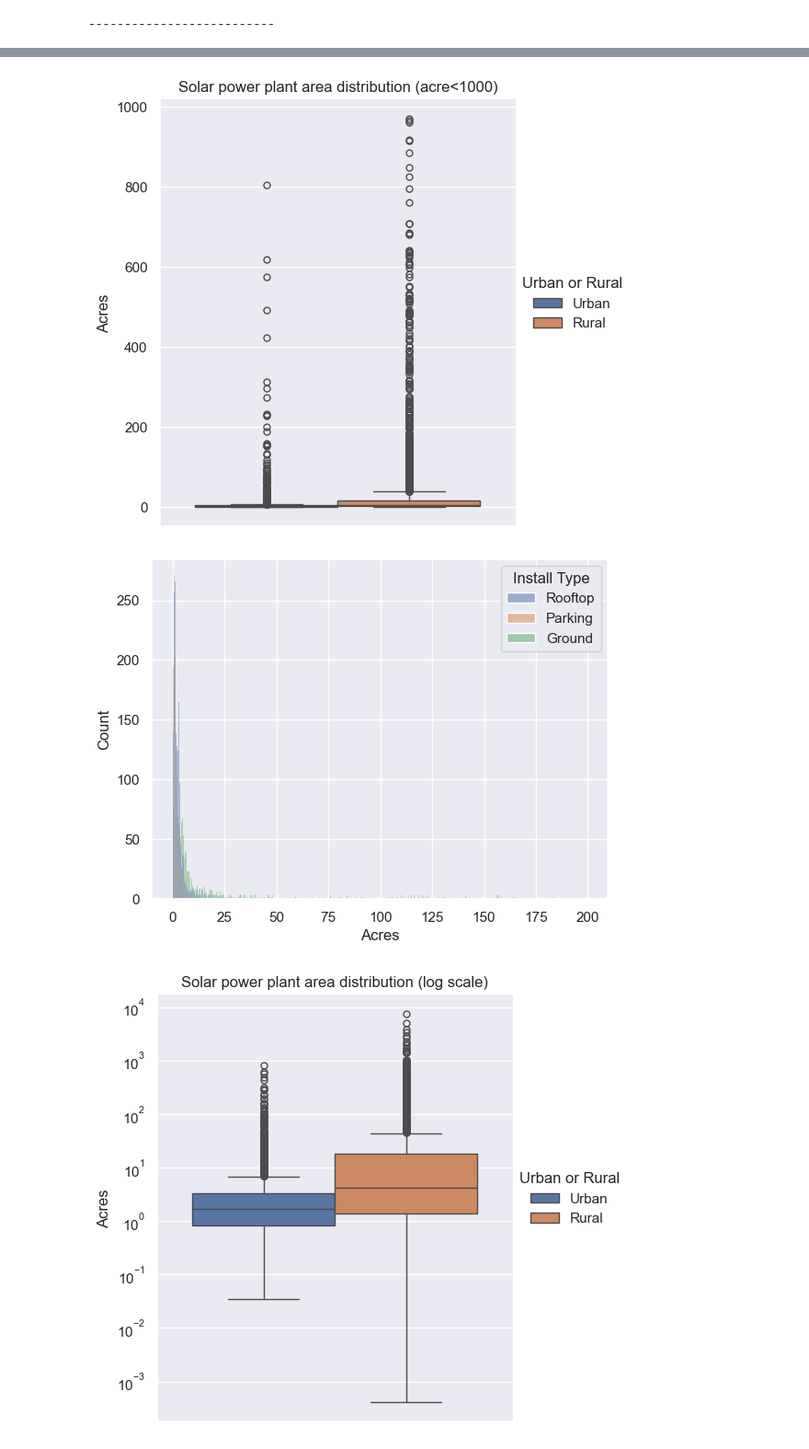
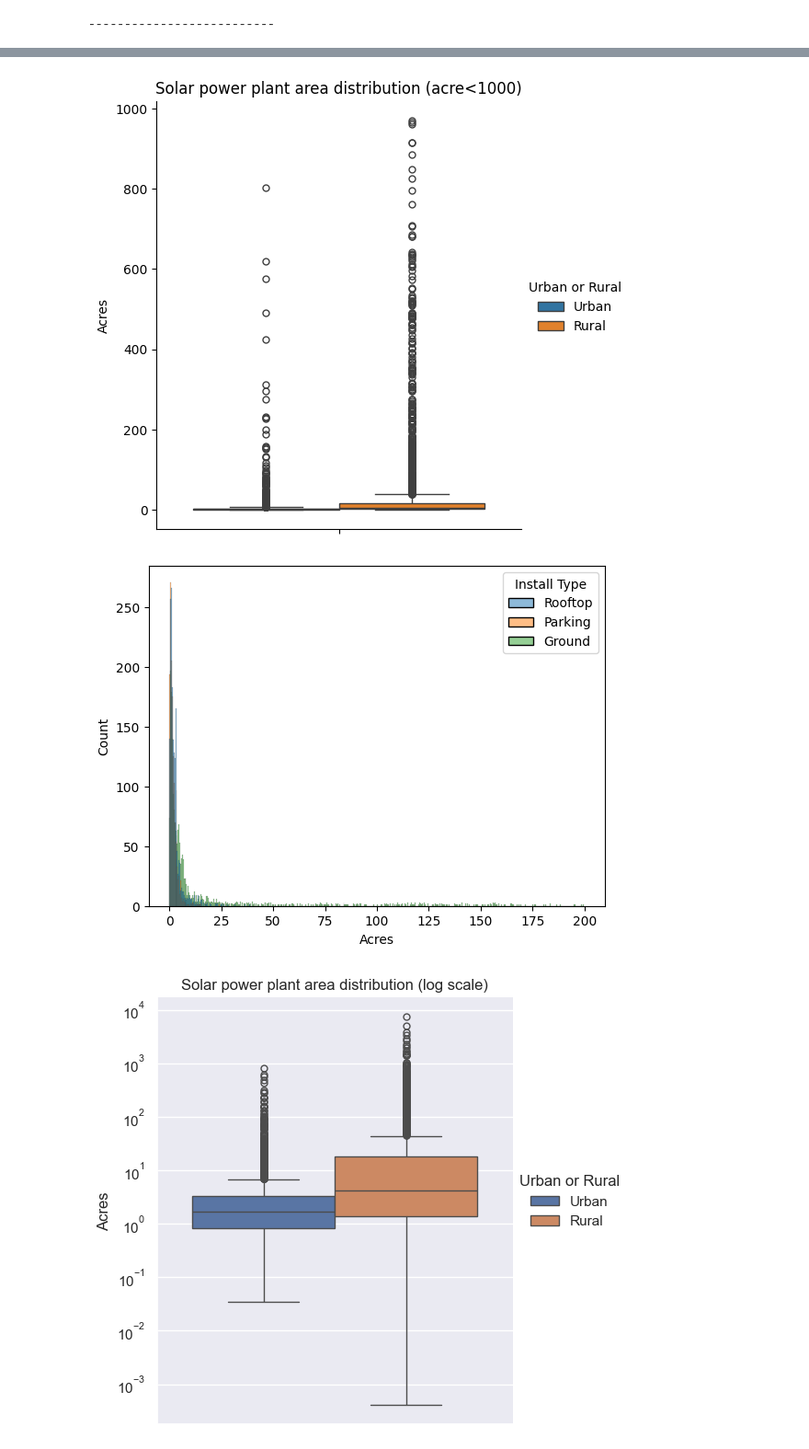
Before and after one commit to DataScientest-Studio/dec24_bds_solar_energy, a Jupyter notebook: notebooks/Data Exploration.ipynb, the cells around one changed output, grey strips where cells are left out. Shown at 92% size. Saved outputs shown, nothing was run; the diff lists cells and outputs as text; code cells hidden in the pictures.

```diff
--- a/notebooks/Data Exploration.ipynb
+++ b/notebooks/Data Exploration.ipynb
@@ -6,7 +6,8 @@ import matplotlib.pyplot as plt
 import seaborn as sns
 # %%
 # read data file and display basic info
-df = pd.read_csv(r'C:\Users\manym\Documents\Data Scientest project\data\raw\Solar_Footprints_V2_7811899327930675815.csv', index_col='OBJECTID')
+#df = pd.read_csv(r'C:\Users\manym\Documents\Data Scientest project\data\raw\Solar_Footprints_V2_7811899327930675815.csv', index_col='OBJECTID')
+df = pd.read_csv(r'..\data\raw\Solar_Footprints_V2_7811899327930675815.csv', index_col='OBJECTID')
 display(df.head())
 print('----------------------------------------------------------------------------------------------------')
 display(df.info())
@@ -174,15 +176,16 @@ df_no_ids.loc[(df_no_ids['Acres']>1000), 'Acres']/df_no_ids.loc[(df_no_ids['Acre
 
 # retry visualization for points under 1000
 sns.catplot(y='Acres', data=df_no_ids[(df_no_ids['Acres']<1000)], kind='box', hue='Urban or Rural')
-plt.title('Solar power plant area distribution (acre<1000)');
+plt.title('Solar power plant area distribution (acre<1000)')
+plt.show();
 # %% [output]
-[figure, old version]
+[figure, new version]
 # %%
 # Histogram for acres
 sns.histplot(data=df_no_ids[(df_no_ids['Acres']<200)], x="Acres", hue="Install Type")
-plt.plot();
+plt.show();
 # %% [output]
-[figure, old version]
+[figure, new version]
 # %%
 # Distribution of acres in log scale
 sns.catplot(y='Acres', data=df_no_ids, kind='box', hue='Urban or Rural')
```
Also changed, not shown: parts of 13 cells of this notebook.
